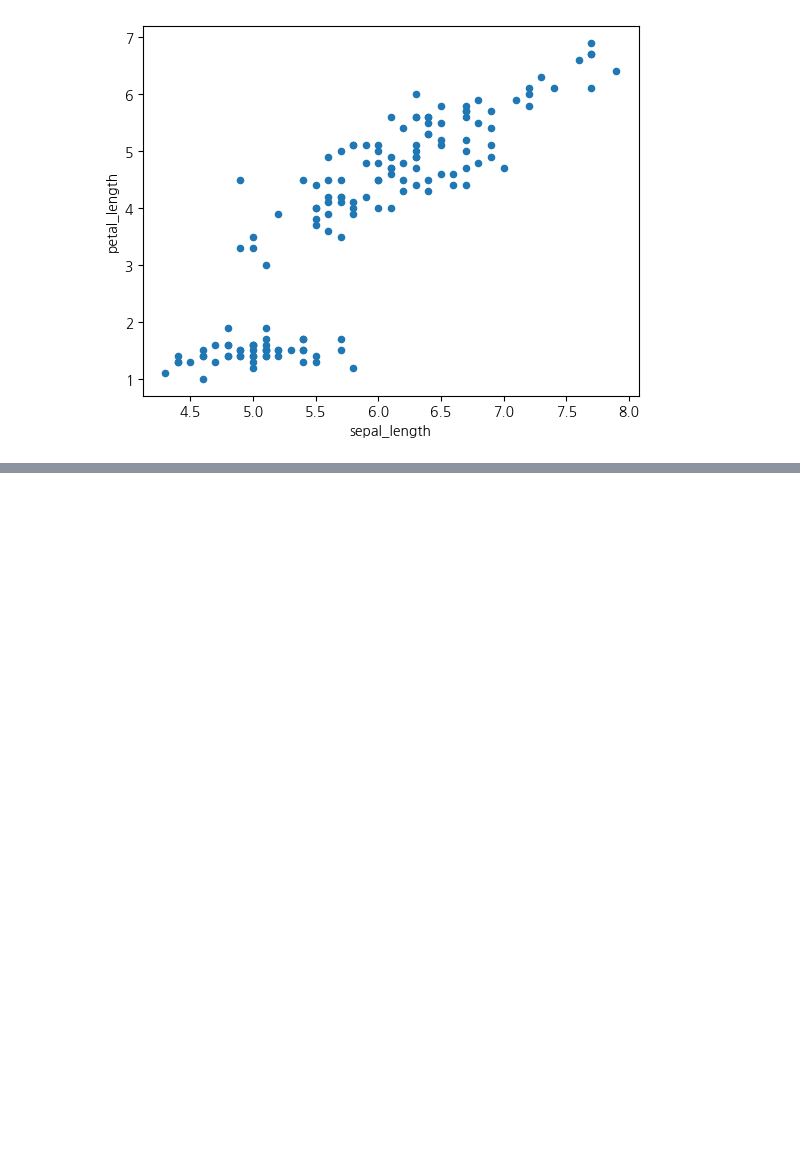
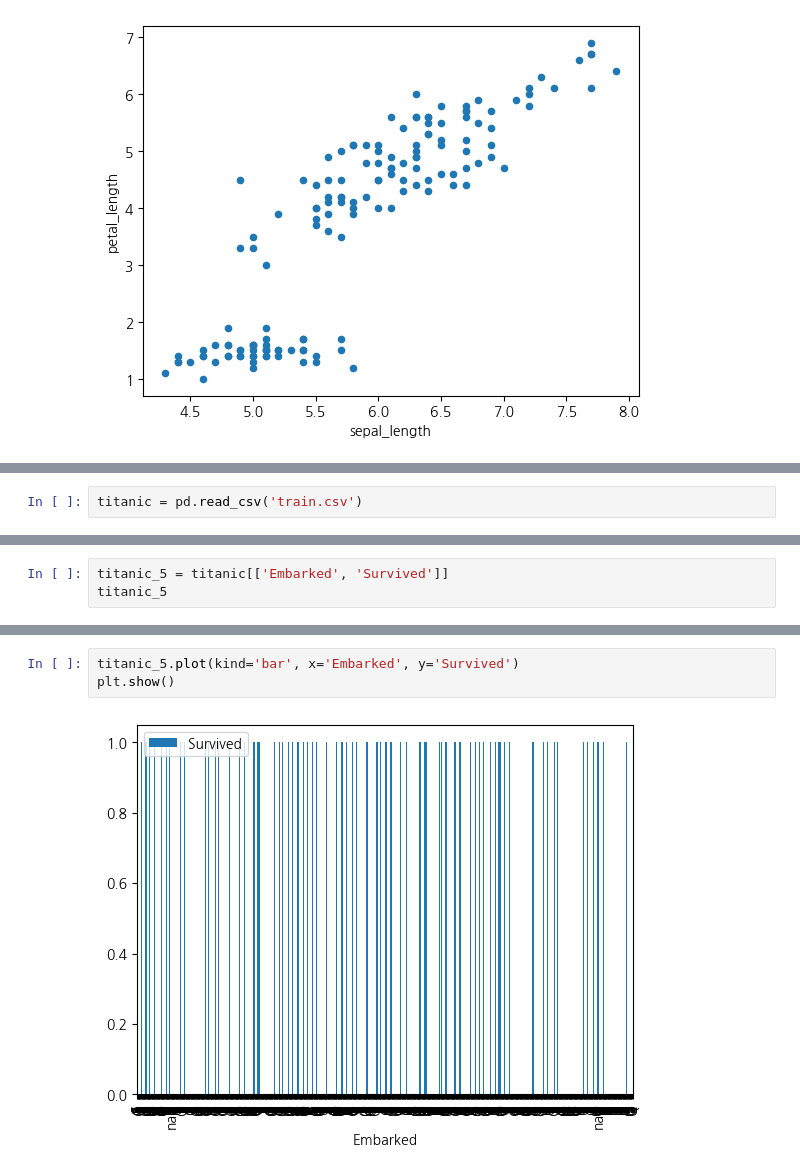
Before and after one commit to Donguk-Kim-kr/BigData-Practice, a Jupyter notebook: 17_seaborn.ipynb, the cells around one changed output, grey strips where cells are left out. Saved outputs shown, nothing was run; the diff lists cells and outputs as text; blank space fills up the shorter version.

```diff
--- a/17_iris.ipynb
+++ b/17_seaborn.ipynb
@@ -273,0 +278,2 @@ plt.show()
+# %%
+titanic = pd.read_csv('train.csv')
@@ -273,0 +420,3 @@ plt.show()
+# %%
+titanic_5 = titanic[['Embarked', 'Survived']]
+titanic_5
@@ -273,0 +437,5 @@ plt.show()
+# %%
+titanic_5.plot(kind='bar', x='Embarked', y='Survived')
+plt.show()
+# %% [output]
+[figure, added]
```
Also changed, not shown: parts of 19 cells of this notebook, 1 other file.
